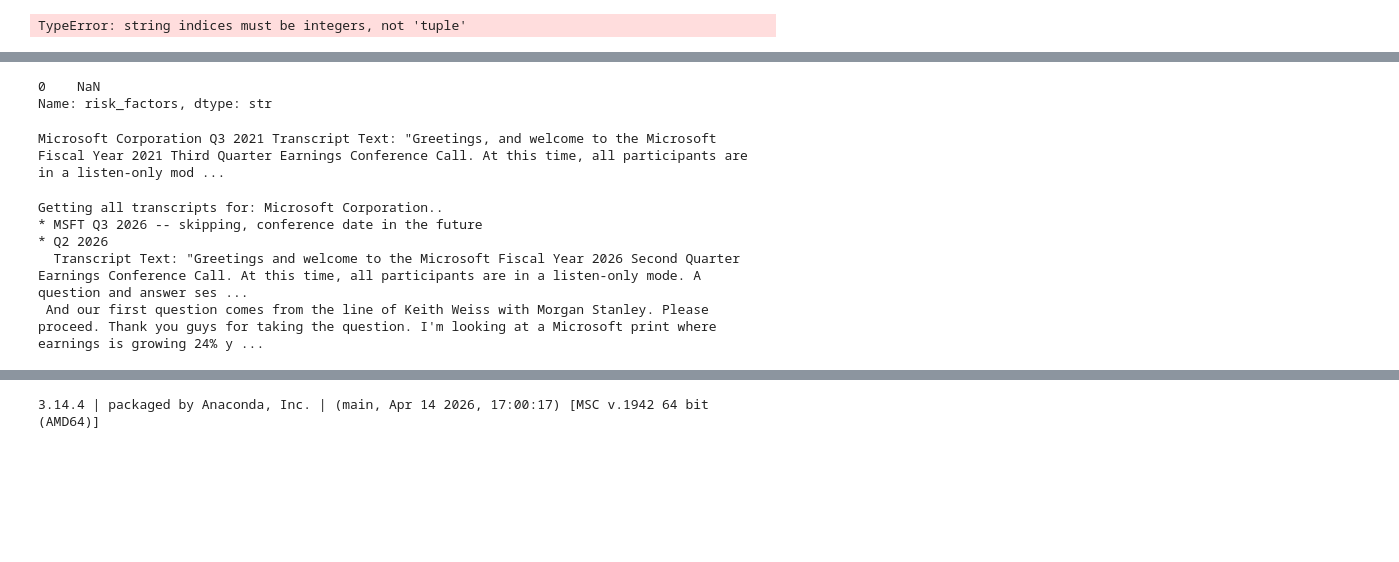
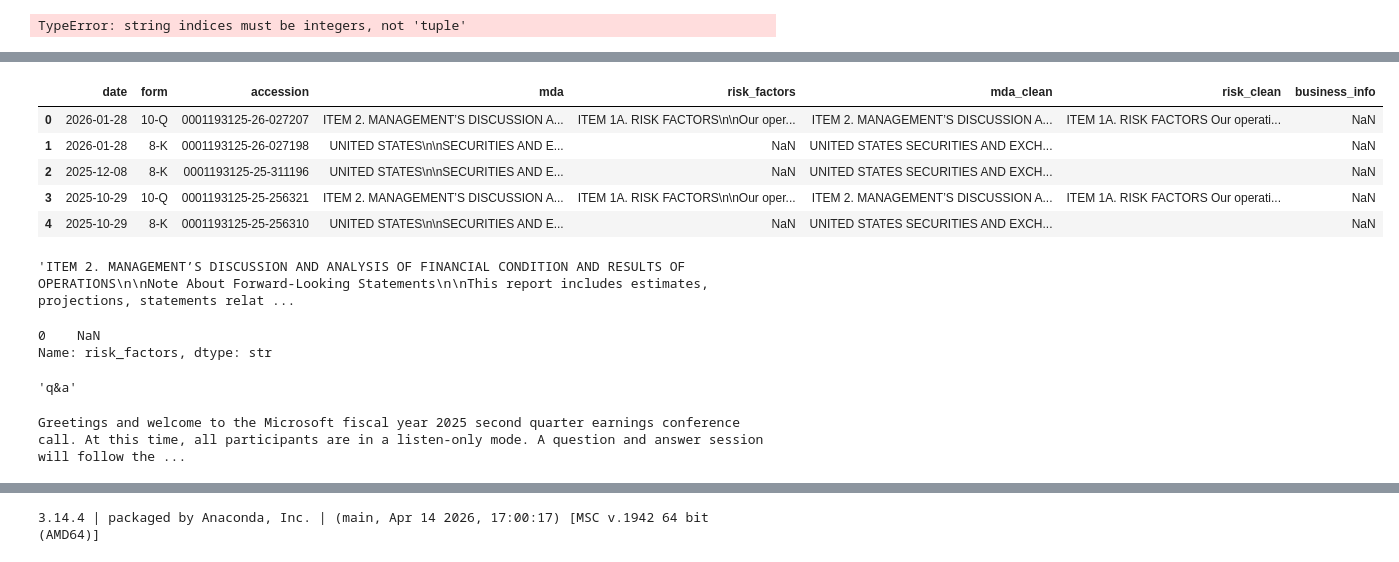
Before and after one commit to alaymajmudar97/Otpp_Analysis, a Jupyter notebook: company_data.ipynb, the cells around one changed output, grey strips where cells are left out. Cells and saved outputs as stored; diff of their text form; code cells hidden in the pictures; blank space fills up the shorter version.

```diff
--- a/company_data.ipynb
+++ b/company_data.ipynb
@@ -34,0 +82,9 @@ filings = Company("MSFT").get_filings(form="10-Q").latest()
+# %%
+filings = Company("MSFT").get_filings(form="10-Q").latest()
+
+tenk = filings.obj().document
+item_1a = tenk.get_section("Item 2")
+if item_1a:
+    # Note: Section objects also have text() method
+    text = item_1a.text(include_tables=False,table_max_col_width=None)
+    print(text)
@@ -155,0 +233,2 @@ Skipping 0001564590-21-020891 due to parsing error: 'TenQ' object has no attribu
+# %%
+sec_data  = ingest_sec_data(years=1)
@@ -156,35 +243,32 @@ Skipping 0001564590-21-020891 due to parsing error: 'TenQ' object has no attribu
+# %%
+sec_data.head()
+# %% [output]
+|  | date | form | accession | mda | risk_factors | mda_clean | risk_clean | business_info |
+| 0 | 2026-01-28 | 10-Q | 0001193125-26-027207 | ITEM 2. MANAGEMENT’S DISCUSSION A... | ITEM 1A. RISK FACTORS\n\nOur oper... | ITEM 2. MANAGEMENT’S DISCUSSION A... | ITEM 1A. RISK FACTORS Our operati... | NaN |
+| 1 | 2026-01-28 | 8-K | 0001193125-26-027198 | UNITED STATES\n\nSECURITIES AND E... | NaN | UNITED STATES SECURITIES AND EXCH... |  | NaN |
+| 2 | 2025-12-08 | 8-K | 0001193125-25-311196 | UNITED STATES\n\nSECURITIES AND E... | NaN | UNITED STATES SECURITIES AND EXCH... |  | NaN |
+| 3 | 2025-10-29 | 10-Q | 0001193125-25-256321 | ITEM 2. MANAGEMENT’S DISCUSSION A... | ITEM 1A. RISK FACTORS\n\nOur oper... | ITEM 2. MANAGEMENT’S DISCUSSION A... | ITEM 1A. RISK FACTORS Our operati... | NaN |
+| 4 | 2025-10-29 | 8-K | 0001193125-25-256310 | UNITED STATES\n\nSECURITIES AND E... | NaN | UNITED STATES SECURITIES AND EXCH... |  | NaN |
+# %%
+sec_data.loc[0,'mda']
+# %% [output]
+'ITEM 2. MANAGEMENT’S DISCUSSION AND ANALYSIS OF FINANCIAL CONDITION AND RESULTS OF OPERATIONS\n\nNote About Forward-Looking Statements\n\nThis report includes estimates, projections, statements relat ...
 # %%
 df_filings['risk_factors'][:1]
 # %% [output]
 0    NaN
 Name: risk_factors, dtype: str
+# %%
+'Q&A'.lower()
+# %% [output]
+'q&a'
 # %%
-from earningscall import get_company
+
 
 company = get_company("MSFT")  # Lookup Apple, Inc by its ticker symbol, "AAPL"
 
-transcript = company.get_transcript(year=2021, quarter=3,level=4)
-print(f"{company} Q3 2021 Transcript Text: \"{transcript.prepared_remarks[:1000]}...\"")
+transcript = company.get_transcript(year=2025, quarter=2,level=2)
+print(transcript.text)
+# print(f"{company} Q3 2021 Transcript Text: \"{transcript.text[:1000]}...\"")
 # %% [output]
-Microsoft Corporation Q3 2021 Transcript Text: "Greetings, and welcome to the Microsoft Fiscal Year 2021 Third Quarter Earnings Conference Call. At this time, all participants are in a listen-only mod ...
+Greetings and welcome to the Microsoft fiscal year 2025 second quarter earnings conference call. At this time, all participants are in a listen-only mode. A question and answer session will follow the ...
-# %%
-
-print(f"Getting all transcripts for: {company}..")
-# Retrieve all earnings conference call events for a company, and iterate through each one
-for event in company.events():
-    if datetime.now().timestamp() < event.conference_date.timestamp():
-        print(f"* {company.company_info.symbol} Q{event.quarter} {event.year} -- skipping, conference date in the future")
-        continue
-    transcript = company.get_transcript(event=event,level=4)  # Fetch the earnings call transcript for this event
-    print(f"* Q{event.quarter} {event.year}")
-    if transcript:
-        print(f"  Transcript Text: \"{transcript.prepared_remarks[:1000]}...\n {transcript.questions_and_answers[:1000]}\"")
-    else:
-        print(f"  No transcript found.")
-    break
-# %% [output]
-Getting all transcripts for: Microsoft Corporation..
-* MSFT Q3 2026 -- skipping, conference date in the future
-* Q2 2026
-  Transcript Text: "Greetings and welcome to the Microsoft Fiscal Year 2026 Second Quarter Earnings Conference Call. At this time, all participants are in a listen-only mode. A question and answer ses ...
- And our first question comes from the line of Keith Weiss with Morgan Stanley. Please proceed. Thank you guys for taking the question. I'm looking at a Microsoft print where earnings is growing 24% y ...
```
Also changed, not shown: parts of 13 cells of this notebook.
